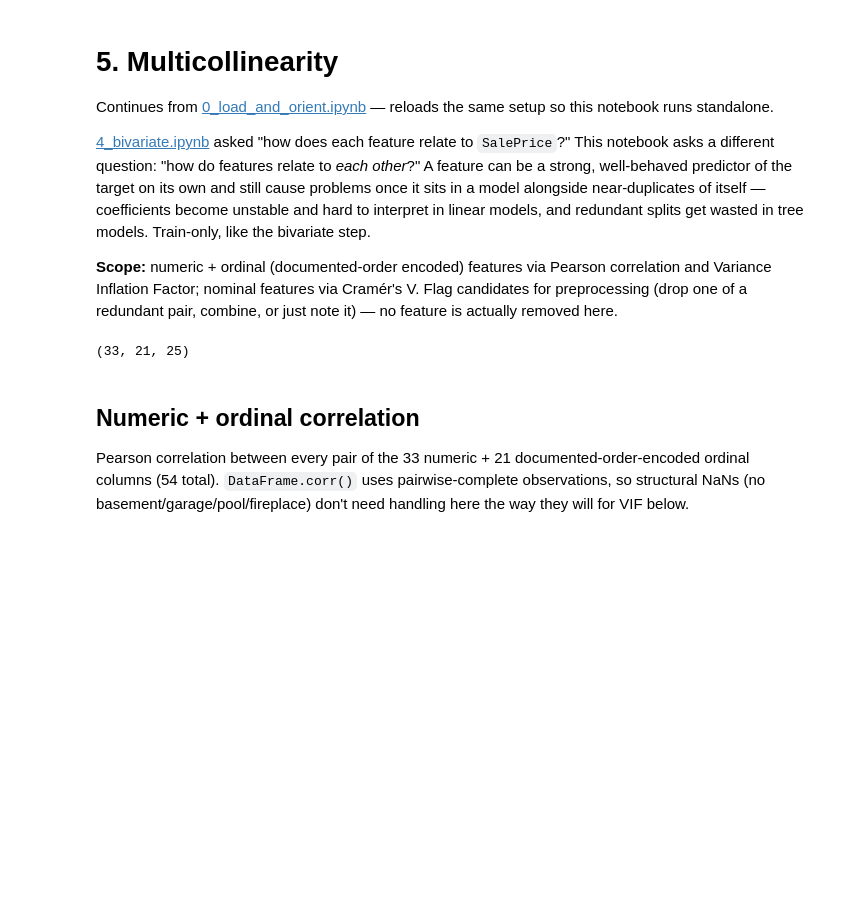
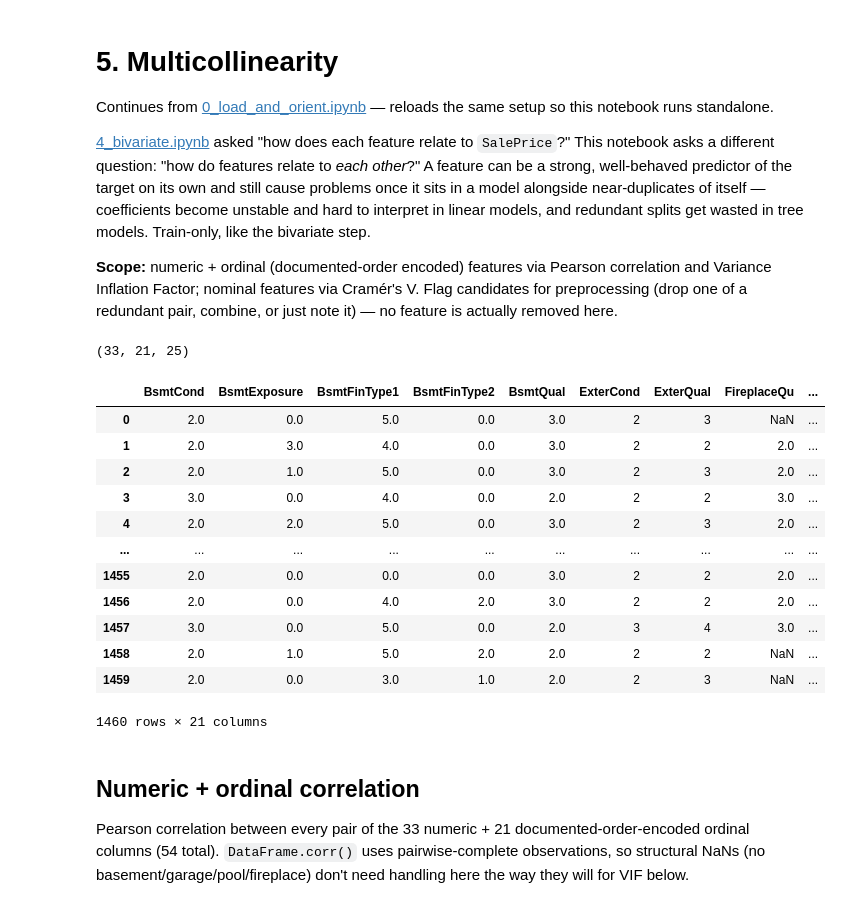
Before and after one commit to akakritagya/ames-price, a Jupyter notebook: notebooks/eda/5_multicollinearity.ipynb, the cells around one changed output. Drawn from its saved outputs; the diff is of its cells as text; code cells hidden in the pictures; blank space fills up the shorter version.

```diff
--- a/notebooks/eda/5_multicollinearity.ipynb
+++ b/notebooks/eda/5_multicollinearity.ipynb
@@ -74,33 +74,48 @@ ORDER = {
     "OverallQual": list(range(1, 11)),
     "OverallCond": list(range(1, 11)),
     "LotShape": ["IR3", "IR2", "IR1", "Reg"],
     "LandSlope": ["Sev", "Mod", "Gtl"],
     "ExterQual": ["Po", "Fa", "TA", "Gd", "Ex"],
     "ExterCond": ["Po", "Fa", "TA", "Gd", "Ex"],
     "BsmtQual": ["Po", "Fa", "TA", "Gd", "Ex"],
     "BsmtCond": ["Po", "Fa", "TA", "Gd", "Ex"],
     "BsmtExposure": ["No", "Mn", "Av", "Gd"],
     "BsmtFinType1": ["Unf", "LwQ", "Rec", "BLQ", "ALQ", "GLQ"],
     "BsmtFinType2": ["Unf", "LwQ", "Rec", "BLQ", "ALQ", "GLQ"],
     "HeatingQC": ["Po", "Fa", "TA", "Gd", "Ex"],
     "KitchenQual": ["Po", "Fa", "TA", "Gd", "Ex"],
     "Functional": ["Sal", "Sev", "Maj2", "Maj1", "Mod", "Min2", "Min1", "Typ"],
     "FireplaceQu": ["Po", "Fa", "TA", "Gd", "Ex"],
     "GarageFinish": ["Unf", "RFn", "Fin"],
     "GarageQual": ["Po", "Fa", "TA", "Gd", "Ex"],
     "GarageCond": ["Po", "Fa", "TA", "Gd", "Ex"],
     "PavedDrive": ["N", "P", "Y"],
     "PoolQC": ["Fa", "TA", "Gd", "Ex"],
     "Utilities": ["ELO", "NoSeWa", "NoSewr", "AllPub"],
 }
 assert set(ORDER.keys()) == set(ORDINAL_COLS)
 
 # NaN stays NaN — structural absence isn't a rank position, see
 # 2_missingness.ipynb
 ordinal_encoded = pd.DataFrame({
     col: df_train[col].map({level: i for i, level in enumerate(ORDER[col])})
     for col in ORDINAL_COLS
 })
+ordinal_encoded
+# %% [output]
+|  | BsmtCond | BsmtExposure | BsmtFinType1 | BsmtFinType2 | BsmtQual | ExterCond | ExterQual | FireplaceQu | ... |
+| 0 | 2.0 | 0.0 | 5.0 | 0.0 | 3.0 | 2 | 3 | NaN | ... |
+| 1 | 2.0 | 3.0 | 4.0 | 0.0 | 3.0 | 2 | 2 | 2.0 | ... |
+| 2 | 2.0 | 1.0 | 5.0 | 0.0 | 3.0 | 2 | 3 | 2.0 | ... |
+| 3 | 3.0 | 0.0 | 4.0 | 0.0 | 2.0 | 2 | 2 | 3.0 | ... |
+| 4 | 2.0 | 2.0 | 5.0 | 0.0 | 3.0 | 2 | 3 | 2.0 | ... |
+| ... | ... | ... | ... | ... | ... | ... | ... | ... | ... |
+| 1455 | 2.0 | 0.0 | 0.0 | 0.0 | 3.0 | 2 | 2 | 2.0 | ... |
+| 1456 | 2.0 | 0.0 | 4.0 | 2.0 | 3.0 | 2 | 2 | 2.0 | ... |
+| 1457 | 3.0 | 0.0 | 5.0 | 0.0 | 2.0 | 3 | 4 | 3.0 | ... |
+| 1458 | 2.0 | 1.0 | 5.0 | 2.0 | 2.0 | 2 | 2 | NaN | ... |
+| 1459 | 2.0 | 0.0 | 3.0 | 1.0 | 2.0 | 2 | 3 | NaN | ... |
+1460 rows × 21 columns
 # %% [markdown]
 ## Numeric + ordinal correlation
 
```
Also changed, not shown: 2 other files.
